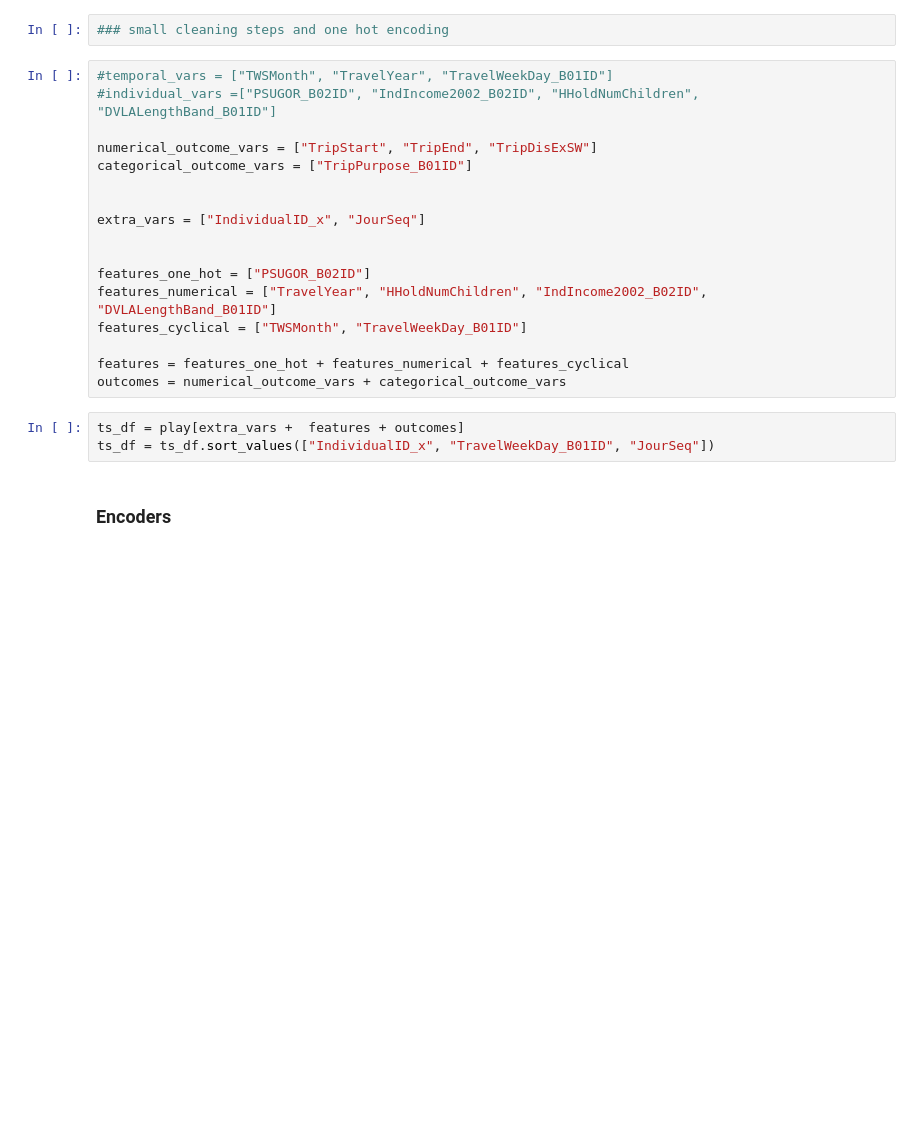
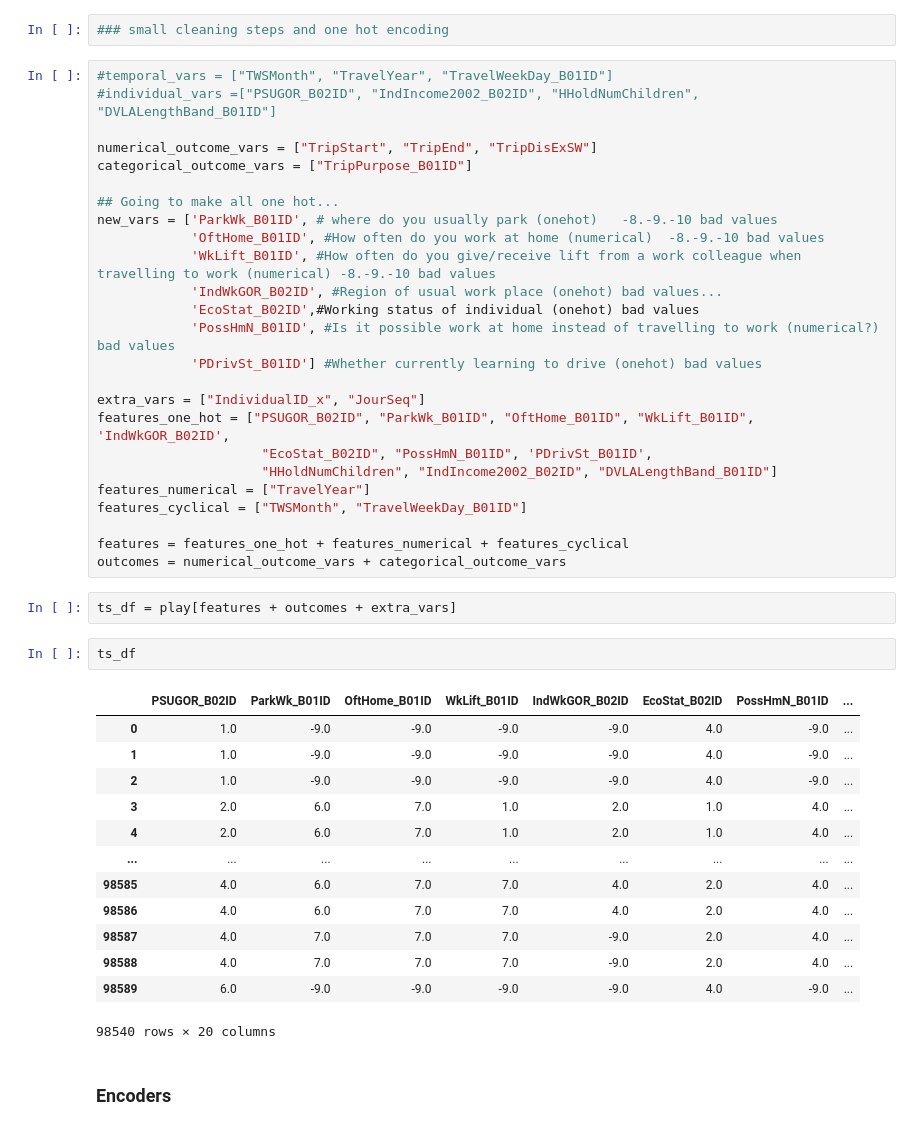
Before and after one commit to andriysinclair/GANS4MOBILITY, a Jupyter notebook: rough.ipynb, the cells around one changed output. Saved outputs shown, nothing was run; the diff lists cells and outputs as text; blank space fills up the shorter version.

```diff
--- a/rough.ipynb
+++ b/rough.ipynb
@@ -30,26 +31,49 @@ play = pd.read_pickle("/home/trapfishscott/Cambridge24.25/D200_ML_econ/ProblemSe
 * Includes JourSeq gaps if trips were made by non-car inbetween
 # %%
 ### small cleaning steps and one hot encoding
-# %%
-#temporal_vars = ["TWSMonth", "TravelYear", "TravelWeekDay_B01ID"]
-#individual_vars =["PSUGOR_B02ID", "IndIncome2002_B02ID", "HHoldNumChildren", "DVLALengthBand_B01ID"]
-
-numerical_outcome_vars = ["TripStart", "TripEnd", "TripDisExSW"]
-categorical_outcome_vars = ["TripPurpose_B01ID"]
-
-
-extra_vars = ["IndividualID_x", "JourSeq"]
-
-
-features_one_hot = ["PSUGOR_B02ID"]
-features_numerical = ["TravelYear", "HHoldNumChildren", "IndIncome2002_B02ID", "DVLALengthBand_B01ID"]
-features_cyclical = ["TWSMonth", "TravelWeekDay_B01ID"]
-
-features = features_one_hot + features_numerical + features_cyclical
-outcomes = numerical_outcome_vars + categorical_outcome_vars
+# %%
+#temporal_vars = ["TWSMonth", "TravelYear", "TravelWeekDay_B01ID"]
+#individual_vars =["PSUGOR_B02ID", "IndIncome2002_B02ID", "HHoldNumChildren", "DVLALengthBand_B01ID"]
+
+numerical_outcome_vars = ["TripStart", "TripEnd", "TripDisExSW"]
+categorical_outcome_vars = ["TripPurpose_B01ID"]
+
+## Going to make all one hot...
+new_vars = ['ParkWk_B01ID', # where do you usually park (onehot)   -8.-9.-10 bad values
+            'OftHome_B01ID', #How often do you work at home (numerical)  -8.-9.-10 bad values
+            'WkLift_B01ID', #How often do you give/receive lift from a work colleague when travelling to work (numerical) -8.-9.-10 bad values
+            'IndWkGOR_B02ID', #Region of usual work place (onehot) bad values...
+            'EcoStat_B02ID',#Working status of individual (onehot) bad values
+            'PossHmN_B01ID', #Is it possible work at home instead of travelling to work (numerical?) bad values
+            'PDrivSt_B01ID'] #Whether currently learning to drive (onehot) bad values
+
+extra_vars = ["IndividualID_x", "JourSeq"]
+features_one_hot = ["PSUGOR_B02ID", "ParkWk_B01ID", "OftHome_B01ID", "WkLift_B01ID", 'IndWkGOR_B02ID',
+                     "EcoStat_B02ID", "PossHmN_B01ID", 'PDrivSt_B01ID',
+                     "HHoldNumChildren", "IndIncome2002_B02ID", "DVLALengthBand_B01ID"]
+features_numerical = ["TravelYear"]
+features_cyclical = ["TWSMonth", "TravelWeekDay_B01ID"]
+
+features = features_one_hot + features_numerical + features_cyclical
+outcomes = numerical_outcome_vars + categorical_outcome_vars
 # %%
-ts_df = play[extra_vars +  features + outcomes]
-ts_df = ts_df.sort_values(["IndividualID_x", "TravelWeekDay_B01ID", "JourSeq"])
+ts_df = play[features + outcomes + extra_vars]
+# %%
+ts_df
+# %% [output]
+|  | PSUGOR_B02ID | ParkWk_B01ID | OftHome_B01ID | WkLift_B01ID | IndWkGOR_B02ID | EcoStat_B02ID | PossHmN_B01ID | ... |
+| 0 | 1.0 | -9.0 | -9.0 | -9.0 | -9.0 | 4.0 | -9.0 | ... |
+| 1 | 1.0 | -9.0 | -9.0 | -9.0 | -9.0 | 4.0 | -9.0 | ... |
+| 2 | 1.0 | -9.0 | -9.0 | -9.0 | -9.0 | 4.0 | -9.0 | ... |
+| 3 | 2.0 | 6.0 | 7.0 | 1.0 | 2.0 | 1.0 | 4.0 | ... |
+| 4 | 2.0 | 6.0 | 7.0 | 1.0 | 2.0 | 1.0 | 4.0 | ... |
+| ... | ... | ... | ... | ... | ... | ... | ... | ... |
+| 98585 | 4.0 | 6.0 | 7.0 | 7.0 | 4.0 | 2.0 | 4.0 | ... |
+| 98586 | 4.0 | 6.0 | 7.0 | 7.0 | 4.0 | 2.0 | 4.0 | ... |
+| 98587 | 4.0 | 7.0 | 7.0 | 7.0 | -9.0 | 2.0 | 4.0 | ... |
+| 98588 | 4.0 | 7.0 | 7.0 | 7.0 | -9.0 | 2.0 | 4.0 | ... |
+| 98589 | 6.0 | -9.0 | -9.0 | -9.0 | -9.0 | 4.0 | -9.0 | ... |
+98540 rows × 20 columns
 # %% [markdown]
 ### Encoders
 # %%
```
Also changed, not shown: parts of 14 cells of this notebook, 5 other files.
